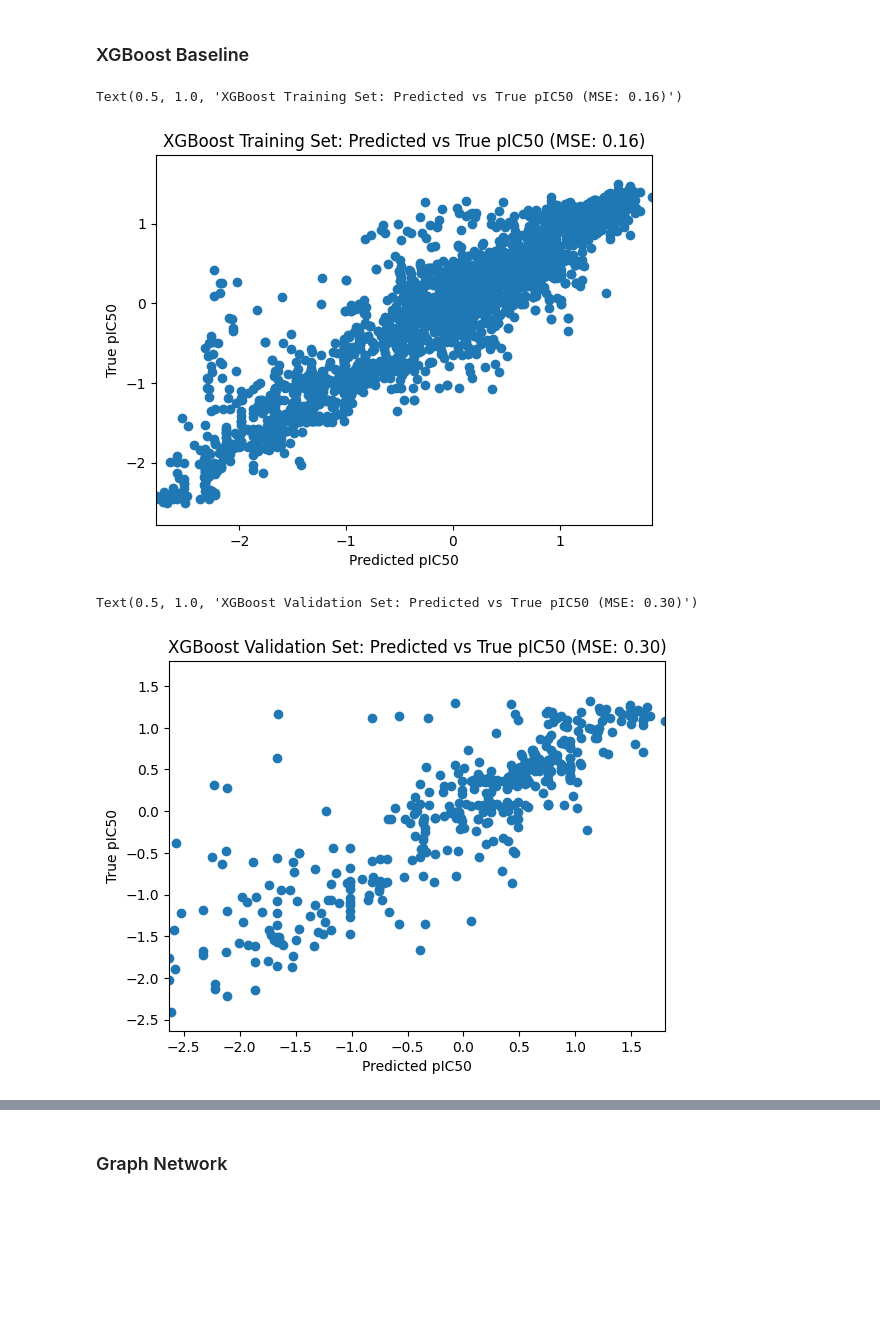
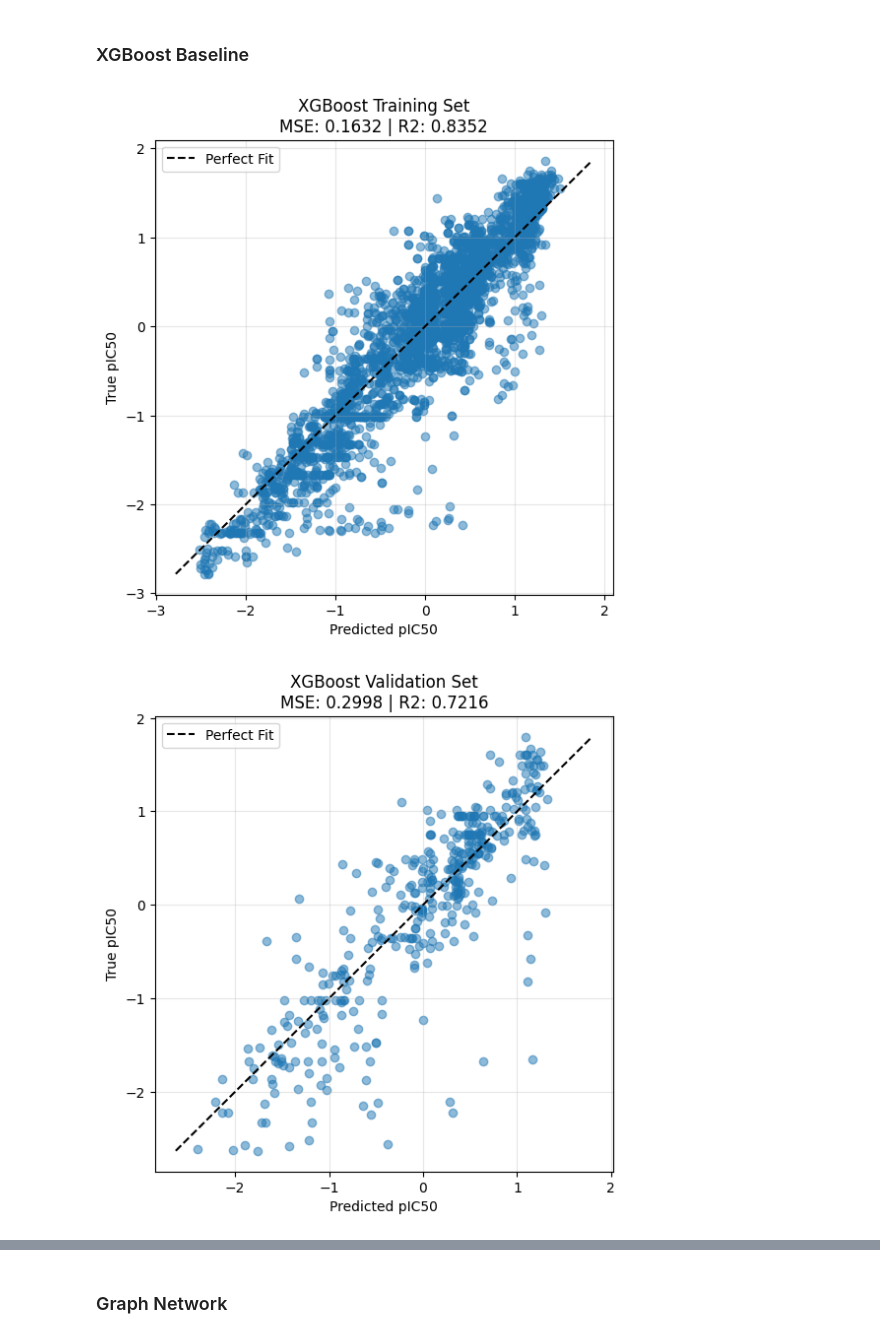
Before and after one commit to Djtrainer/cancer_research, a Jupyter notebook: notebooks/mdm2_breaker_polished.ipynb, the cells around one changed output, grey strips where cells are left out. Drawn from its saved outputs; the diff is of its cells as text; code cells hidden in the pictures; blank space fills up the shorter version.

```diff
--- a/notebooks/mdm2_breaker_polished.ipynb
+++ b/notebooks/mdm2_breaker_polished.ipynb
@@ -280,45 +433,33 @@ sarcoma_system = SarcomaScoutSystem(protein_graph=protein_graph)
 # %%
 xgb_model = xgb.XGBRegressor(
     n_estimators=100,
     learning_rate=0.1,
     max_depth=6,
     random_state=42
 )
 
 X_test = np.stack(np.array(test_df['fingerprint']))
 y_test = test_df['pIC50_norm'].values
 X_train = np.stack(np.array(train_df['fingerprint']))
 y_train = train_df['pIC50_norm'].values
 X_val = np.stack(np.array(val_df['fingerprint']))
 y_val = val_df['pIC50_norm'].values
 
 xgb_model.fit(X_train, y_train)
 
 y_pred_train = xgb_model.predict(X_train)
 y_pred_val = xgb_model.predict(X_val)
 y_pred_test = xgb_model.predict(X_test)
 
 mse_train = np.mean((y_pred_train - y_train) ** 2)
 mse_val = np.mean((y_pred_val - y_val) ** 2)
 mse_test = np.mean((y_pred_test - y_test) ** 2)
 
-plt.scatter(train_df["pIC50_norm"], y_pred_train)
-plt.xlim(train_df["pIC50_norm"].min(), train_df["pIC50_norm"].max())
-plt.ylim(train_df["pIC50_norm"].min(), train_df["pIC50_norm"].max())
-plt.xlabel("Predicted pIC50")
-plt.ylabel("True pIC50")
-plt.title(f"XGBoost Training Set: Predicted vs True pIC50 (MSE: {mse_train:.2f})")
+plot_xgboost_predictions(y_pred_train, y_train, "XGBoost Training Set", mse_train)
 # %% [output]
-Text(0.5, 1.0, 'XGBoost Training Set: Predicted vs True pIC50 (MSE: 0.16)')
-[figure, old version]
+[figure, new version]
 # %%
-plt.scatter(val_df["pIC50_norm"], y_pred_val)
-plt.xlim(val_df["pIC50_norm"].min(), val_df["pIC50_norm"].max())
-plt.ylim(val_df["pIC50_norm"].min(), val_df["pIC50_norm"].max())
-plt.xlabel("Predicted pIC50")
-plt.ylabel("True pIC50")
-plt.title(f"XGBoost Validation Set: Predicted vs True pIC50 (MSE: {mse_val:.2f})")
+plot_xgboost_predictions(y_pred_val, y_val, "XGBoost Validation Set", mse_val)
 # %% [output]
-Text(0.5, 1.0, 'XGBoost Validation Set: Predicted vs True pIC50 (MSE: 0.30)')
-[figure, old version]
+[figure, new version]
 # %%
```
Also changed, not shown: parts of 17 cells of this notebook, 3 other files.
